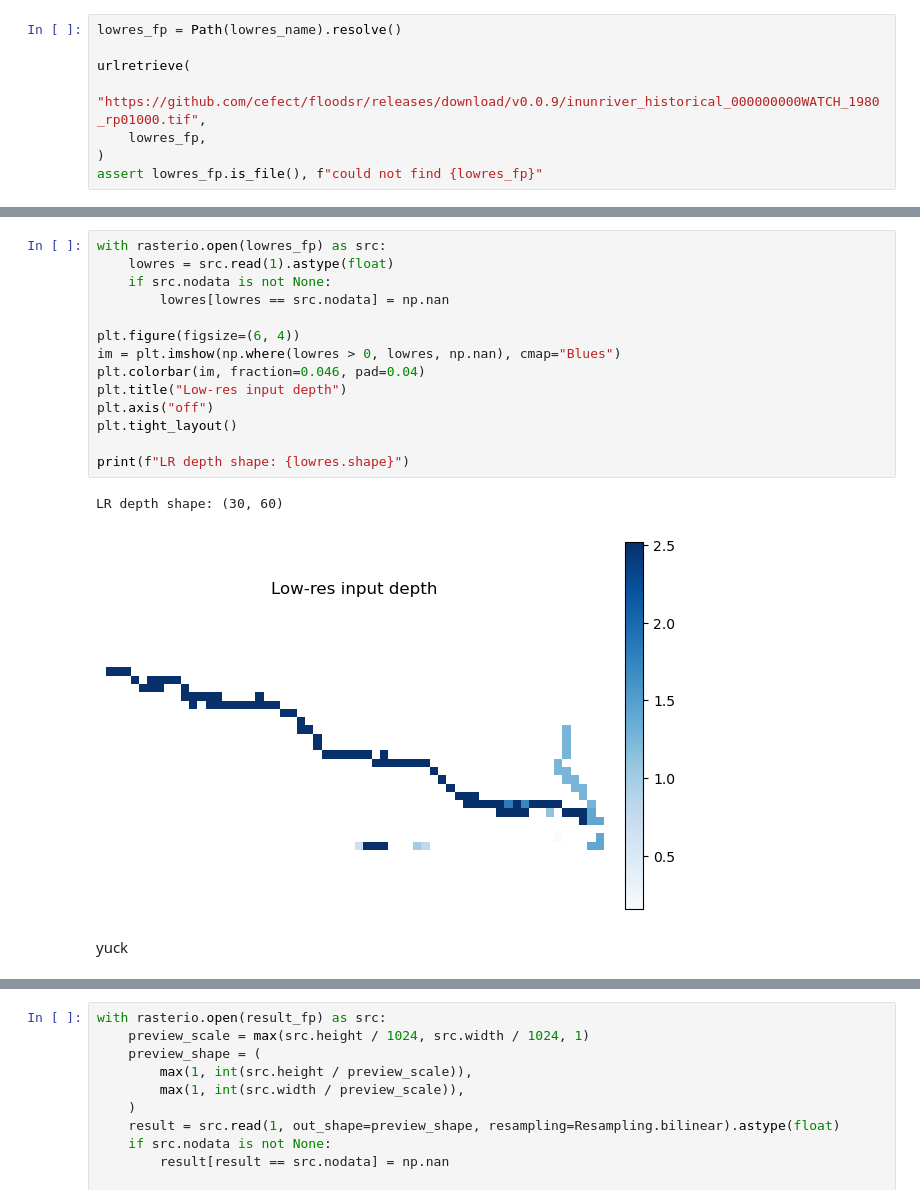
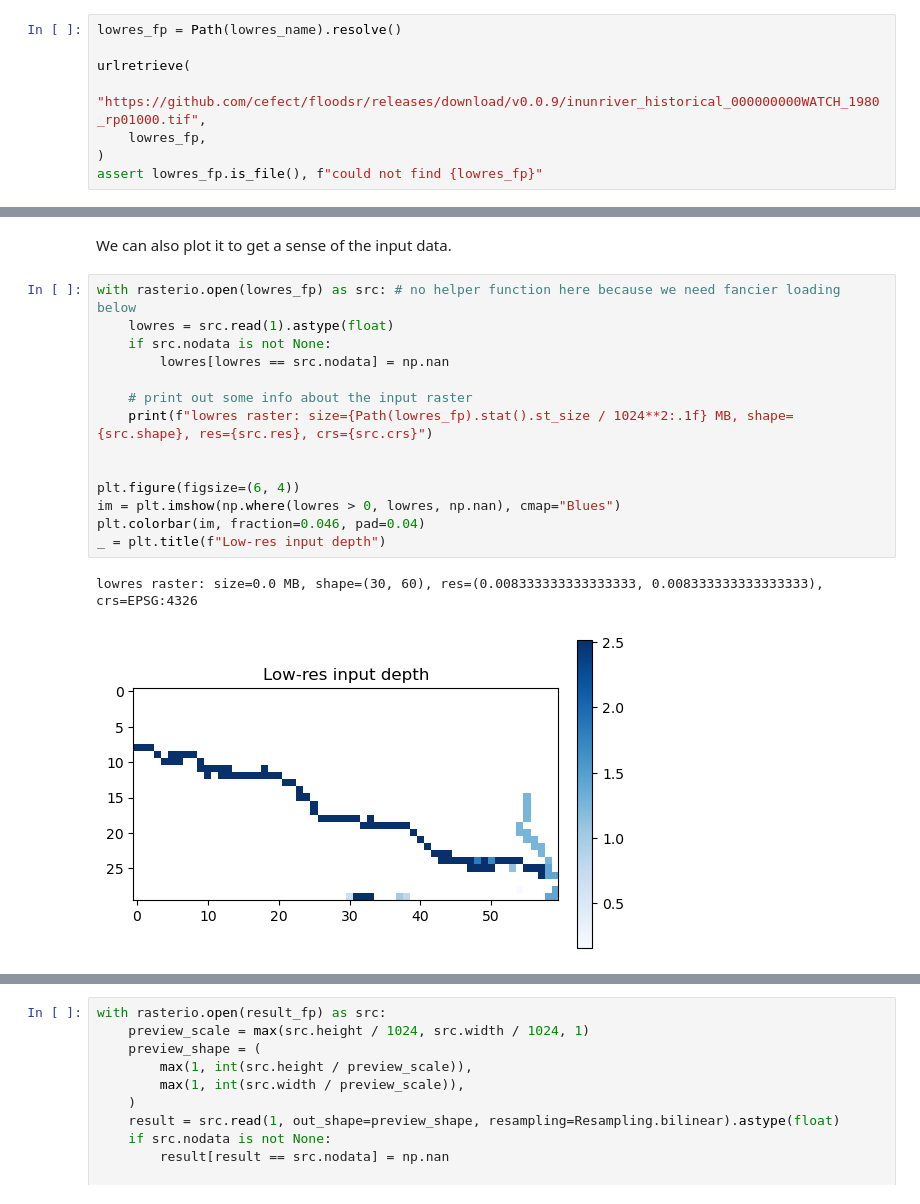
Before and after one commit to cefect/floodsr, a Jupyter notebook: docs/user/notebooks/tutorial_3.ipynb, the cells around one changed output, grey strips where cells are left out. Saved outputs shown, nothing was run; the diff lists cells and outputs as text.

```diff
--- a/docs/user/notebooks/tutorial_3.ipynb
+++ b/docs/user/notebooks/tutorial_3.ipynb
@@ -104,19 +134,19 @@ assert lowres_fp.is_file(), f"could not find {lowres_fp}"
+# %% [markdown]
+We can also plot it to get a sense of the input data.
 # %%
-with rasterio.open(lowres_fp) as src:
+with rasterio.open(lowres_fp) as src: # no helper function here because we need fancier loading below
     lowres = src.read(1).astype(float)
     if src.nodata is not None:
         lowres[lowres == src.nodata] = np.nan
 
+    # print out some info about the input raster
+    print(f"lowres raster: size={Path(lowres_fp).stat().st_size / 1024**2:.1f} MB, shape={src.shape}, res={src.res}, crs={src.crs}")
+
+
 plt.figure(figsize=(6, 4))
 im = plt.imshow(np.where(lowres > 0, lowres, np.nan), cmap="Blues")
 plt.colorbar(im, fraction=0.046, pad=0.04)
-plt.title("Low-res input depth")
-plt.axis("off")
-plt.tight_layout()
-
-print(f"LR depth shape: {lowres.shape}")
+_ = plt.title(f"Low-res input depth")
 # %% [output]
-LR depth shape: (30, 60)
+lowres raster: size=0.0 MB, shape=(30, 60), res=(0.008333333333333333, 0.008333333333333333), crs=EPSG:4326
-[figure, old version]
+[figure, new version]
-# %% [markdown]
-yuck
```
Also changed, not shown: parts of 31 cells of this notebook, 30 other files.
